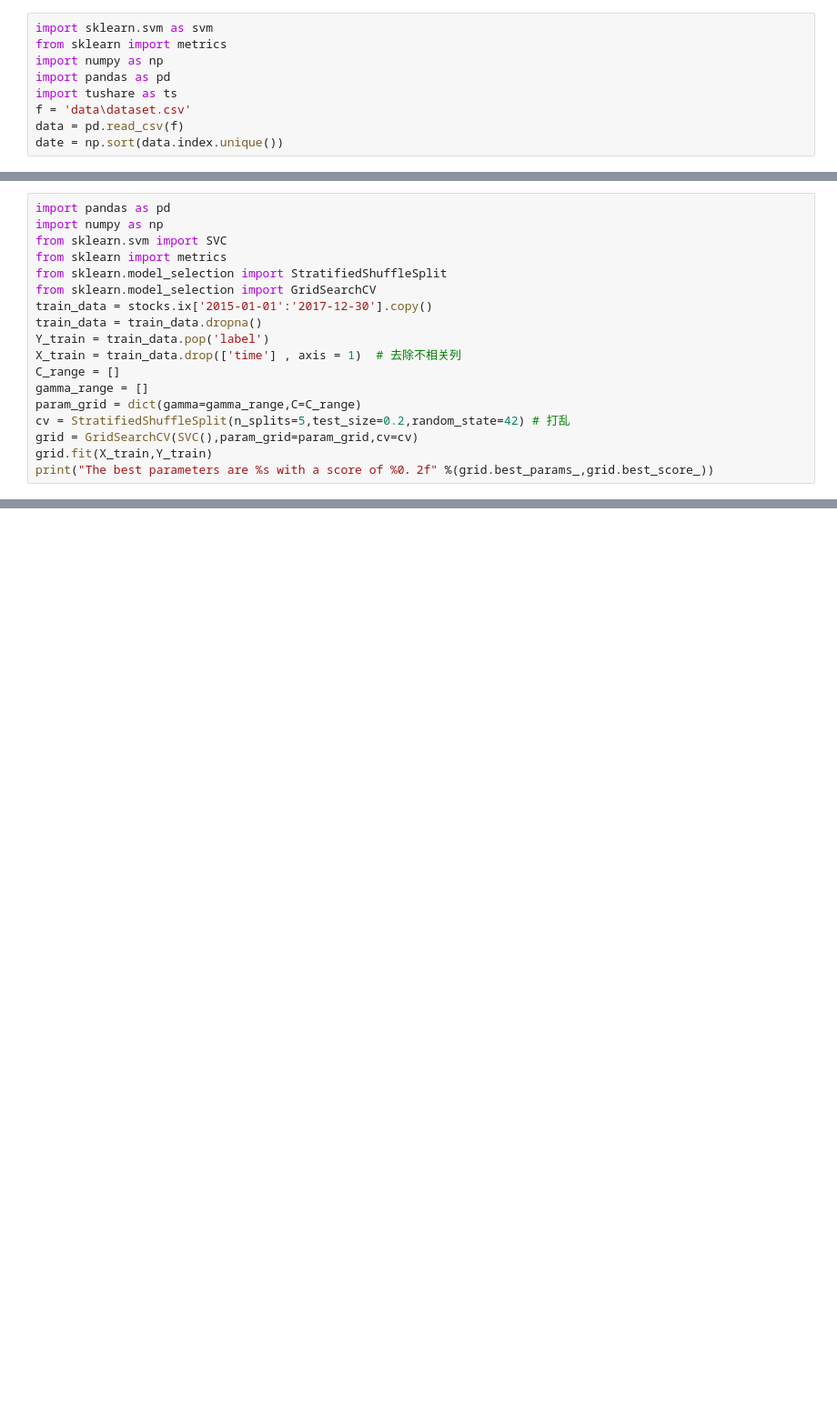
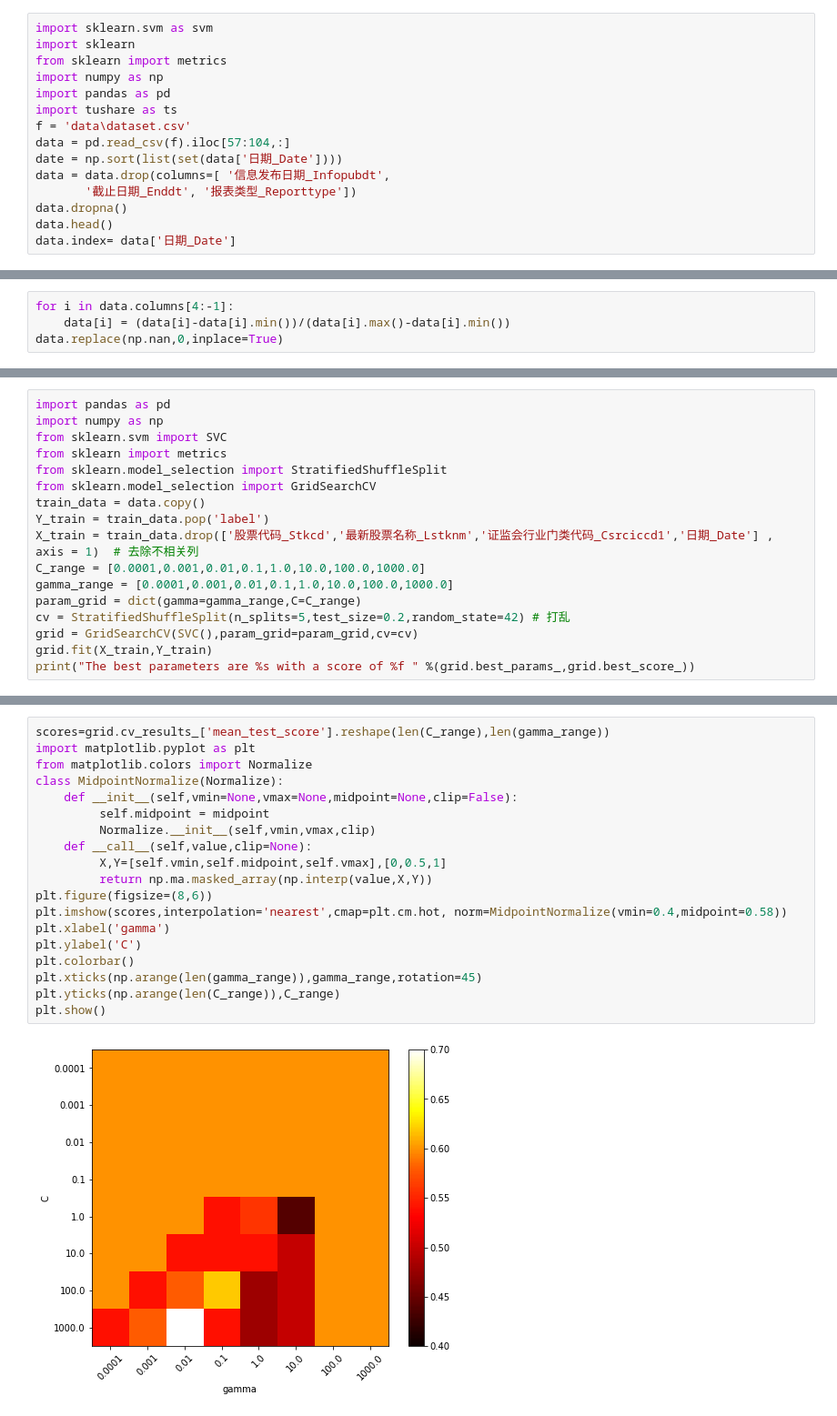
Before and after one commit to Nickszy/findstocks, a Jupyter notebook: choose_stock.ipynb, the cells around one changed output, grey strips where cells are left out. Shown at 91% size. Saved outputs shown, nothing was run; the diff lists cells and outputs as text; blank space fills up the shorter version.

```diff
--- a/choose_stock.ipynb
+++ b/choose_stock.ipynb
@@ -1,9 +1,15 @@
 # %%
 import sklearn.svm as svm
+import sklearn
 from sklearn import metrics
 import numpy as np
 import pandas as pd
 import tushare as ts
 f = 'data\dataset.csv'
-data = pd.read_csv(f)
-date = np.sort(data.index.unique())
+data = pd.read_csv(f).iloc[57:104,:]
+date = np.sort(list(set(data['日期_Date'])))
+data = data.drop(columns=[ '信息发布日期_Infopubdt',
+       '截止日期_Enddt', '报表类型_Reporttype'])
+data.dropna()
+data.head()
+data.index= data['日期_Date']
@@ -9,0 +30,4 @@ date = np.sort(data.index.unique())
+# %%
+for i in data.columns[4:-1]:
+    data[i] = (data[i]-data[i].min())/(data[i].max()-data[i].min())
+data.replace(np.nan,0,inplace=True)
@@ -14,14 +58,13 @@ from sklearn.svm import SVC
 from sklearn import metrics
 from sklearn.model_selection import StratifiedShuffleSplit
 from sklearn.model_selection import GridSearchCV
-train_data = stocks.ix['2015-01-01':'2017-12-30'].copy()
-train_data = train_data.dropna()
+train_data = data.copy()
 Y_train = train_data.pop('label')
-X_train = train_data.drop(['time'] , axis = 1)  # 去除不相关列
-C_range = []
-gamma_range = []
+X_train = train_data.drop(['股票代码_Stkcd','最新股票名称_Lstknm','证监会行业门类代码_Csrciccd1','日期_Date'] , axis = 1)  # 去除不相关列
+C_range = [0.0001,0.001,0.01,0.1,1.0,10.0,100.0,1000.0]
+gamma_range = [0.0001,0.001,0.01,0.1,1.0,10.0,100.0,1000.0]
 param_grid = dict(gamma=gamma_range,C=C_range)
 cv = StratifiedShuffleSplit(n_splits=5,test_size=0.2,random_state=42) # 打乱
 grid = GridSearchCV(SVC(),param_grid=param_grid,cv=cv)
 grid.fit(X_train,Y_train)
-print("The best parameters are %s with a score of %0．2f" %(grid.best_params_,grid.best_score_))
+print("The best parameters are %s with a score of %f " %(grid.best_params_,grid.best_score_))
@@ -27,0 +73,21 @@ print("The best parameters are %s with a score of %0．2f" %(grid.best_params_,g
+# %%
+scores=grid.cv_results_['mean_test_score'].reshape(len(C_range),len(gamma_range))
+import matplotlib.pyplot as plt
+from matplotlib.colors import Normalize
+class MidpointNormalize(Normalize):
+    def __init__(self,vmin=None,vmax=None,midpoint=None,clip=False):
+         self.midpoint = midpoint
+         Normalize.__init__(self,vmin,vmax,clip)
+    def __call__(self,value,clip=None):
+         X,Y=[self.vmin,self.midpoint,self.vmax],[0,0.5,1]
+         return np.ma.masked_array(np.interp(value,X,Y))
+plt.figure(figsize=(8,6))
+plt.imshow(scores,interpolation='nearest',cmap=plt.cm.hot, norm=MidpointNormalize(vmin=0.4,midpoint=0.58))
+plt.xlabel('gamma')
+plt.ylabel('C')
+plt.colorbar()
+plt.xticks(np.arange(len(gamma_range)),gamma_range,rotation=45)
+plt.yticks(np.arange(len(C_range)),C_range)
+plt.show()
+# %% [output]
+[figure, added]
```
Also changed, not shown: parts of 8 cells of this notebook, 2 other files.
